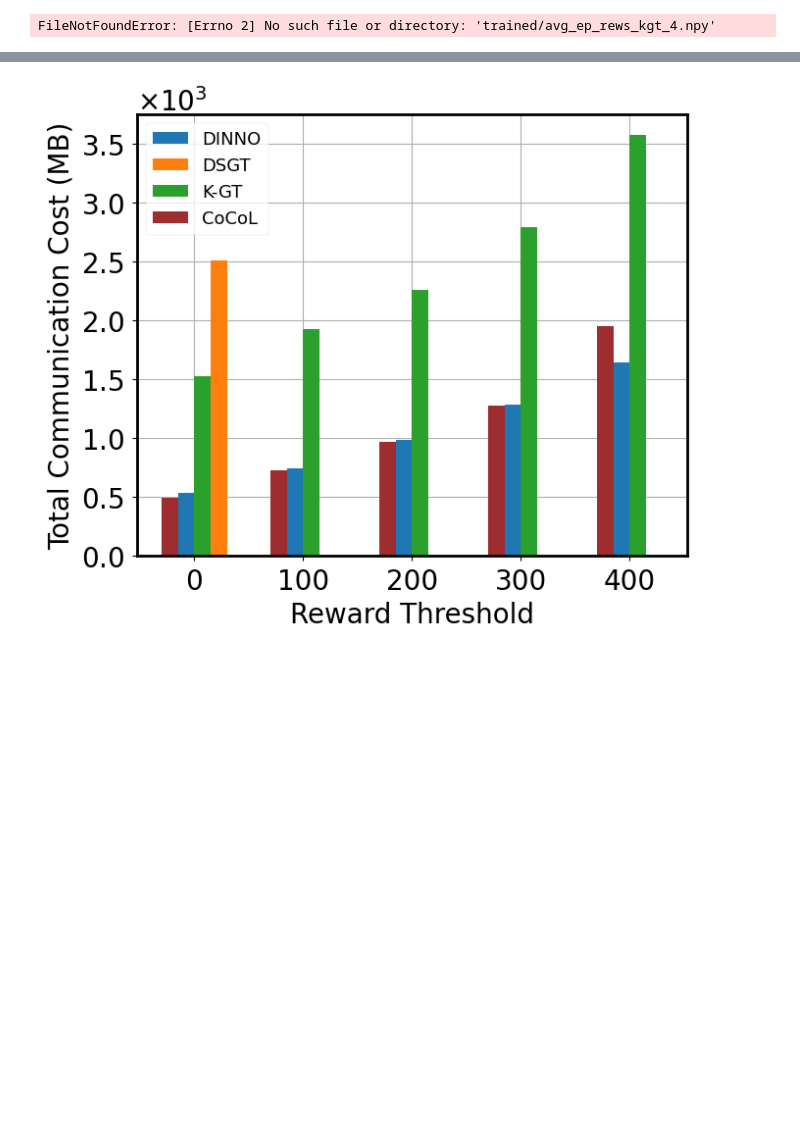
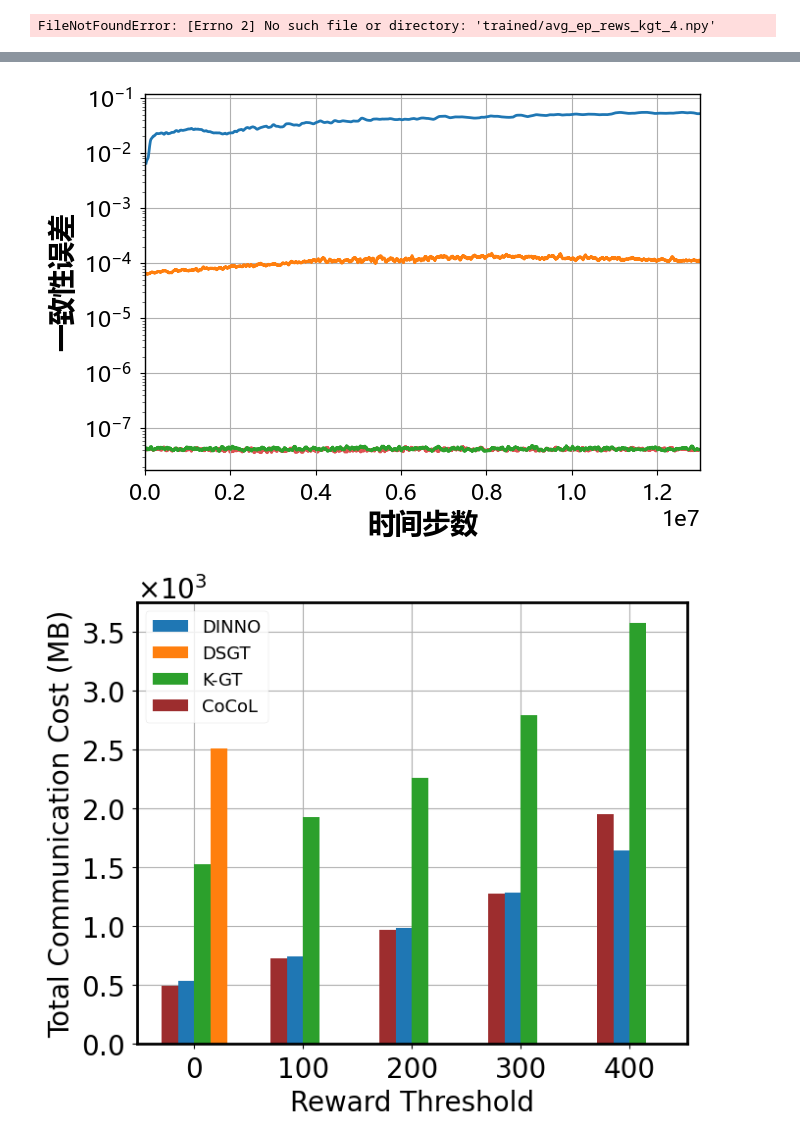
Before and after one commit to hjx-zju/nn_distributed_training, a Jupyter notebook: RL/dist_rl/test.ipynb, the cells around one changed output, grey strips where cells are left out. Cells and saved outputs as stored; diff of their text form; code cells hidden in the pictures; blank space fills up the shorter version.

```diff
--- a/RL/dist_rl/test.ipynb
+++ b/RL/dist_rl/test.ipynb
@@ -226,3 +236,48 @@ fig.savefig("rl_reward_compare.pdf",dpi=800)
+# %%
+
+
+
+
+fig,ax=plt.subplots(1,1,figsize=(7,5), tight_layout=True)
+cocol_agreement=np.load('results_sonata/agreements_sonata_0.npz')
+cocol_avg=smooth_funciton(np.mean([cocol_agreement['agree_0'],cocol_agreement['agree_1'],cocol_agreement['agree_2']], axis=0))
+# plt.plot(cocol_avg,label='CoCoL',linewidth=2)
+dinno_agreement=np.load('results_dinno/agreements_dinno_1.npz')
+dinno_avg=smooth_funciton(np.mean([dinno_agreement['agree_0'],dinno_agreement['agree_1'],dinno_agreement['agree_2']], axis=0))
+kgt_agreement=np.load('results_kgt/agreements_kgt_0.npz')
+kgt_avg=smooth_funciton(np.mean([kgt_agreement['agree_0'],kgt_agreement['agree_1'],kgt_agreement['agree_2']], axis=0))
+dsgt_agreement=np.load('results_dsgt/agreements_dsgt_0.npz')
+dsgt_avg=smooth_funciton(np.mean([dsgt_agreement['agree_0'],dsgt_agreement['agree_1'],dsgt_agreement['agree_2']], axis=0))
+# plt.plot(kgt_avg,label='K-GT',linewidth=2)
+
+# plt.plot(dinno_avg,label='DINNO',linewidth=2)
+# 主轴：DINNO（线性刻度）
+# x = np.arange(len(cocol_avg))
+
+
+ax.plot(time_stamp_dinno, dinno_avg[:5182], label='DINNO', linewidth=2)
+ax.plot(time_stamp_dsgt, dsgt_avg[:5332], label='DSGT', linewidth=2)
+
+ax.plot(time_stamp_kgt, kgt_avg[:5332], label='K-GT', linewidth=2,alpha=1)
+
+
+ax.plot(time_stamp_dis, cocol_avg, label='CoCoL', linewidth=2,alpha=0.8,zorder=1)
+ax.set_xlim([0, 1.3e7])
+# ax.set_ylabel('Consensus Error', fontsize=16)
+ax.set_yscale('log')
+# ax.set_xlabel('Timesteps', fontsize=16)
+ax.set_xlabel('时间步数', fontsize=20,fontweight='bold')
+ax.set_ylabel('一致性误差', fontsize=20,fontweight='bold')
+ax.xaxis.get_offset_text().set_fontsize(16)
+# 设置边框加粗
+for spine in ax.spines.values():
+    spine.set_linewidth(1)  # 你可以根据需要调整这个值
+# ax.legend(loc='best',fontsize=13,shadow=True,frameon=True)
+ax.tick_params(axis='both', which='major', labelsize=16)
+ax.grid()
+plt.show()
+# %% [output]
+[figure, added]
 # %%
 fig,ax1=plt.subplots(figsize=(7,6),tight_layout=True)
 model_size=0.14332962
```
Also changed, not shown: parts of 3 cells of this notebook, 11 other files.
